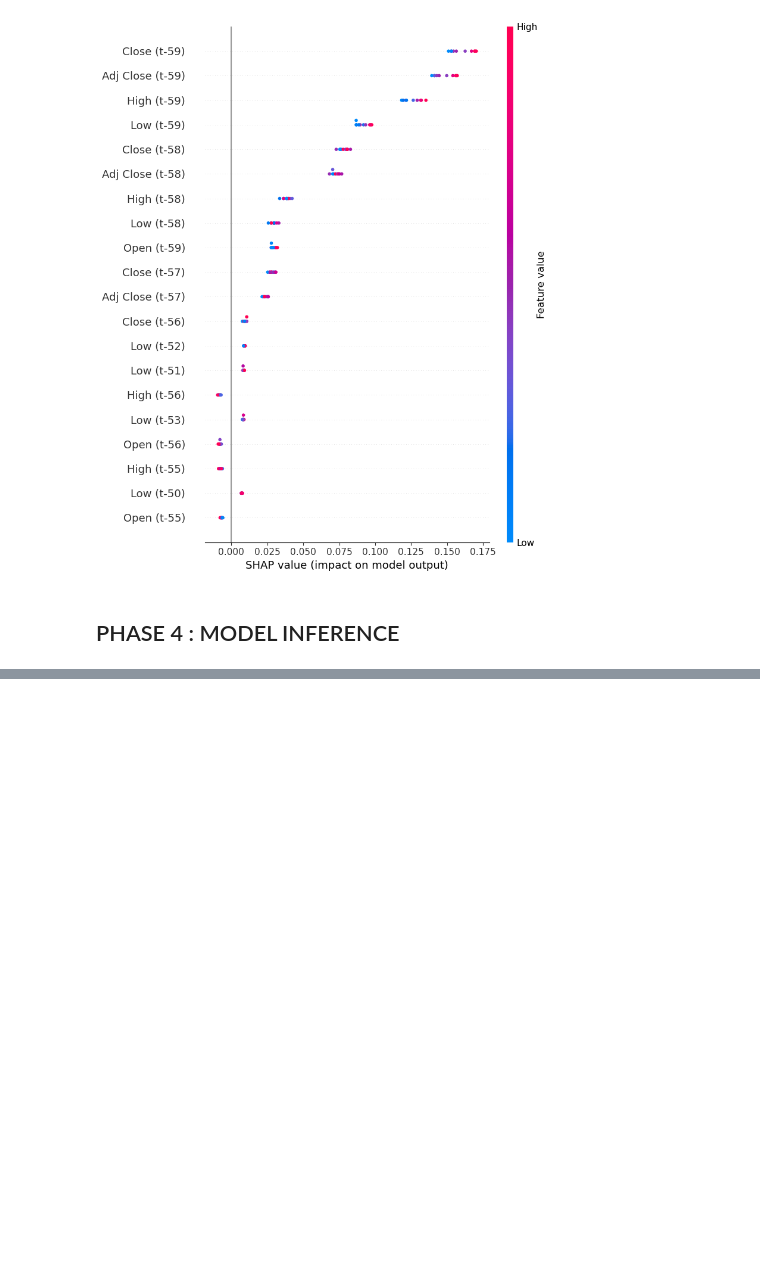
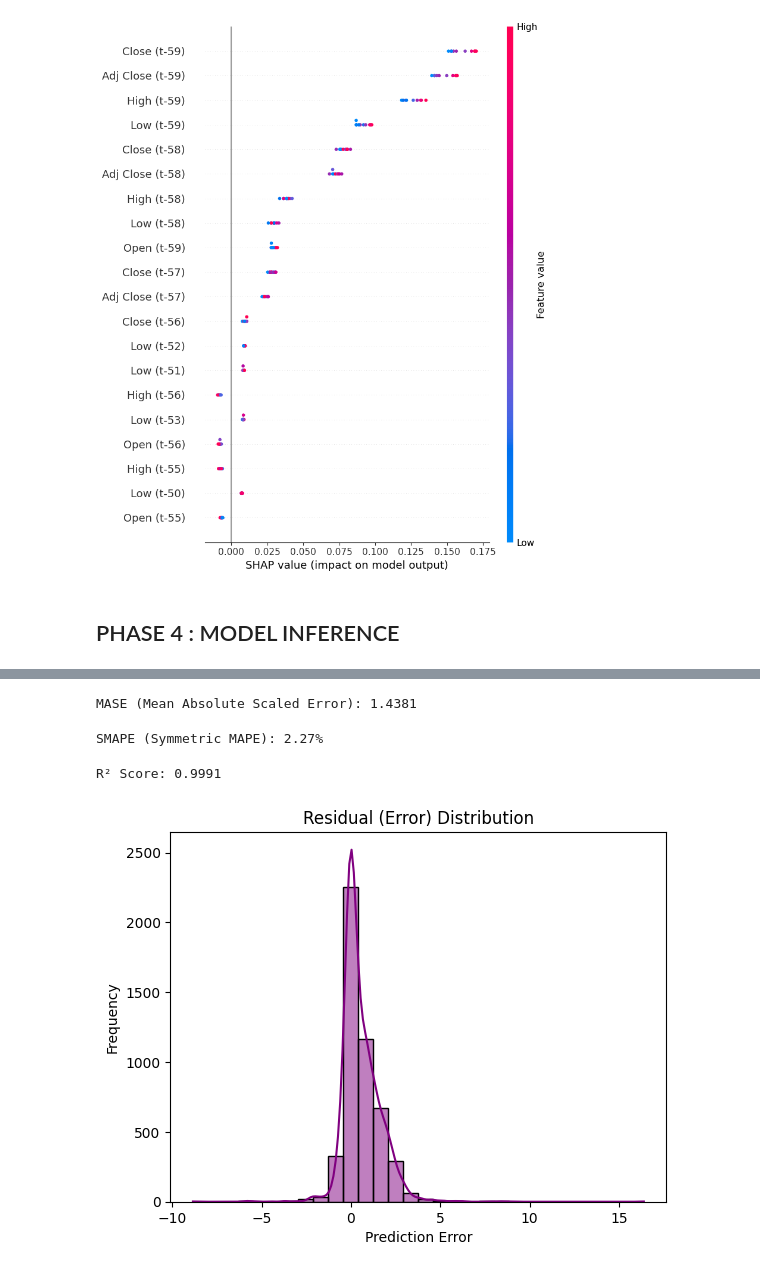
Before and after one commit to msaakaash/Multivariate-Stock-Price-Forecasting, a Jupyter notebook: notebooks/stockMarketForecasting.ipynb, the cells around one changed output, grey strips where cells are left out. Drawn from its saved outputs; the diff is of its cells as text; code cells hidden in the pictures; blank space fills up the shorter version.

```diff
--- a/notebooks/stockMarketForecasting.ipynb
+++ b/notebooks/stockMarketForecasting.ipynb
@@ -682,0 +729,38 @@ shap.summary_plot(shap_values_2d, test_samples_2d, feature_names=feature_names)
+# %%
+# Load the stock price dataset
+data_file = "/content/drive/MyDrive/NNDL/Multivariate-Stock-Price-Forecasting/data/raw/google_stock_price_full.csv"
+df = pd.read_csv(data_file)
+
+# Define the same feature columns used in training
+features = ["Open", "High", "Low", "Close", "Adj Close", "Volume"]
+target = "Open"  # The model predicts the "Open" price
+
+# Scale the input features
+scaler = MinMaxScaler(feature_range=(0, 1))
+scaled_data = scaler.fit_transform(df[features].values)
+
+# Prepare input data for inference (use last 60 timesteps)
+look_back = 60
+X_test, y_actual = [], []
+for i in range(len(scaled_data) - look_back):
+    X_test.append(scaled_data[i:i + look_back])
+    y_actual.append(scaled_data[i + look_back, 0])  # True 'Open' price in scaled form
+
+X_test = np.array(X_test)
+y_actual = np.array(y_actual)
+
+# Ensure correct shape for inference
+X_test = np.reshape(X_test, (X_test.shape[0], look_back, len(features)))
+
+# Perform inference
+predicted_scaled = model.predict(X_test)
+
+# Inverse transform only the "Open" price predictions
+dummy_array = np.zeros((predicted_scaled.shape[0], len(features)))  # Create a dummy array
+dummy_array[:, 0] = predicted_scaled[:, 0]  # Fill the first column (Open)
+predicted_stock_price = scaler.inverse_transform(dummy_array)[:, 0]  # Extract only the "Open" column
+
+# Inverse transform actual values
+dummy_actual = np.zeros((y_actual.shape[0], len(features)))
+dummy_actual[:, 0] = y_actual
+actual_stock_price = scaler.inverse_transform(dummy_actual)[:, 0]
@@ -682,0 +830,31 @@ shap.summary_plot(shap_values_2d, test_samples_2d, feature_names=feature_names)
+# %%
+from numpy import mean
+
+naive_forecast = actual_stock_price[:-1]  # Simple shift as naive forecast
+naive_error = mean(np.abs(actual_stock_price[1:] - naive_forecast))
+mase = mae / naive_error
+print(f"MASE (Mean Absolute Scaled Error): {mase:.4f}")
+# %% [output]
+MASE (Mean Absolute Scaled Error): 1.4381
+# %%
+smape = np.mean(2 * np.abs(actual_stock_price - predicted_stock_price) /
+               (np.abs(actual_stock_price) + np.abs(predicted_stock_price))) * 100
+print(f"SMAPE (Symmetric MAPE): {smape:.2f}%")
+# %% [output]
+SMAPE (Symmetric MAPE): 2.27%
+# %%
+from sklearn.metrics import r2_score
+
+r2 = r2_score(actual_stock_price, predicted_stock_price)
+print(f"R² Score: {r2:.4f}")
+# %% [output]
+R² Score: 0.9991
+# %%
+residuals = actual_stock_price - predicted_stock_price
+sns.histplot(residuals, kde=True, bins=30, color='purple')
+plt.title("Residual (Error) Distribution")
+plt.xlabel("Prediction Error")
+plt.ylabel("Frequency")
+plt.show()
+# %% [output]
+[figure, added]
```
Also changed, not shown: parts of 15 cells of this notebook.
